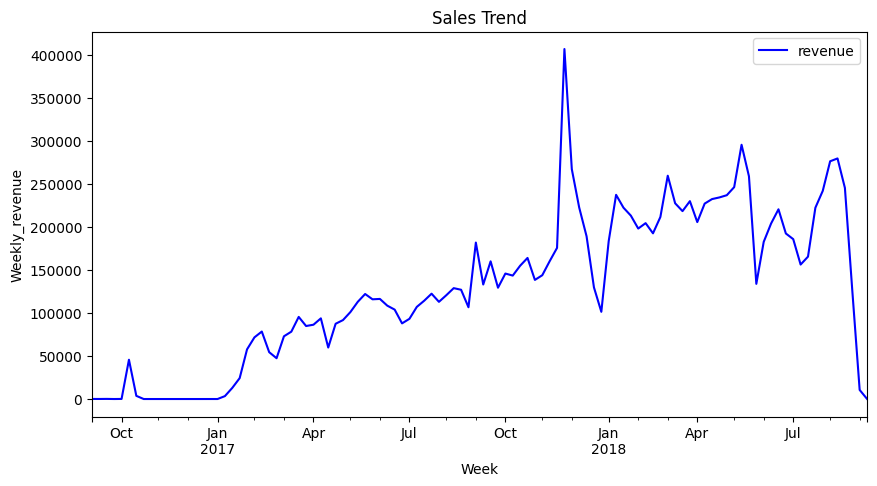
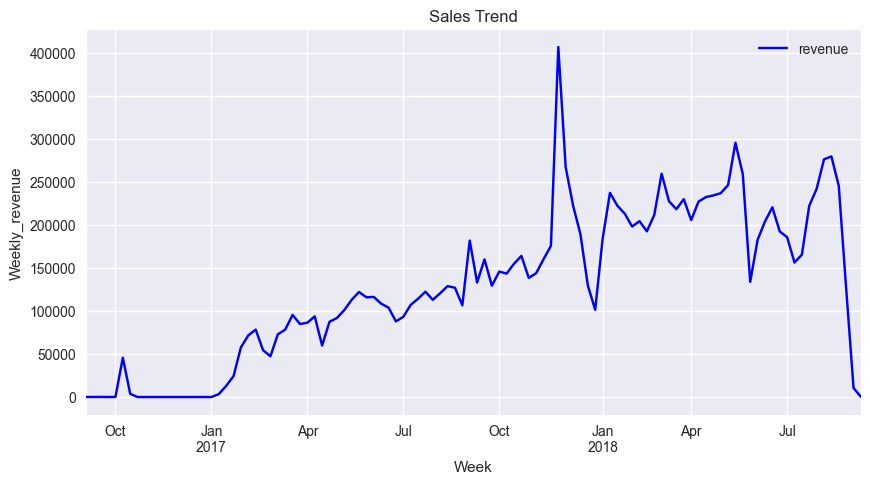
Unified diff of the notebook cell whose output changed from the first chart to the second:
--- before
+++ after
@@ -4,2 +4,8 @@
 axis.set_xlabel("Week")
 axis.set_ylabel("Weekly_revenue")
+
+plt.savefig(
+    r"C:\Professional_project\Olist_Machine_Learning\Images\sales_trend.png",
+    bbox_inches="tight")
+
+plt.show()

Commit: agregar README